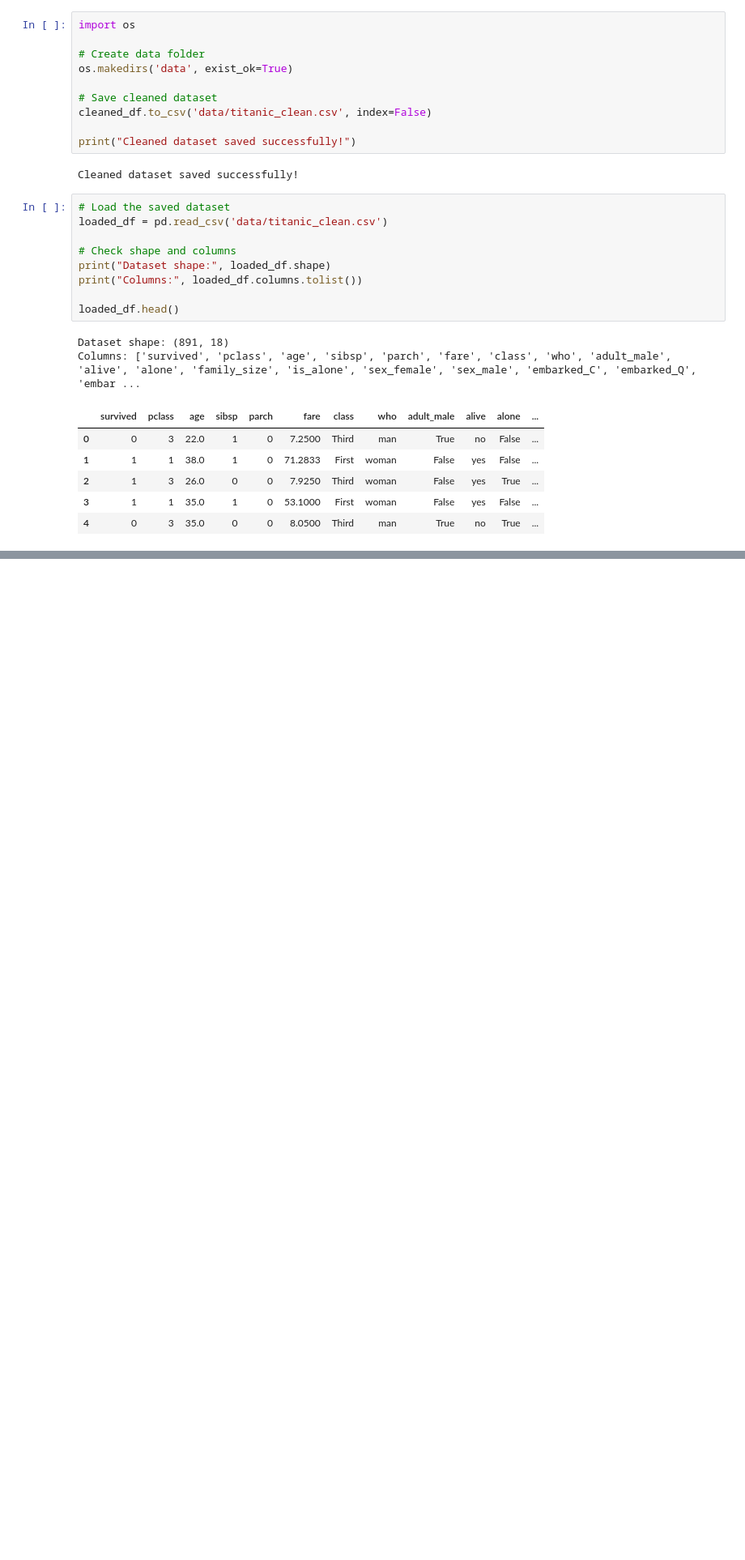
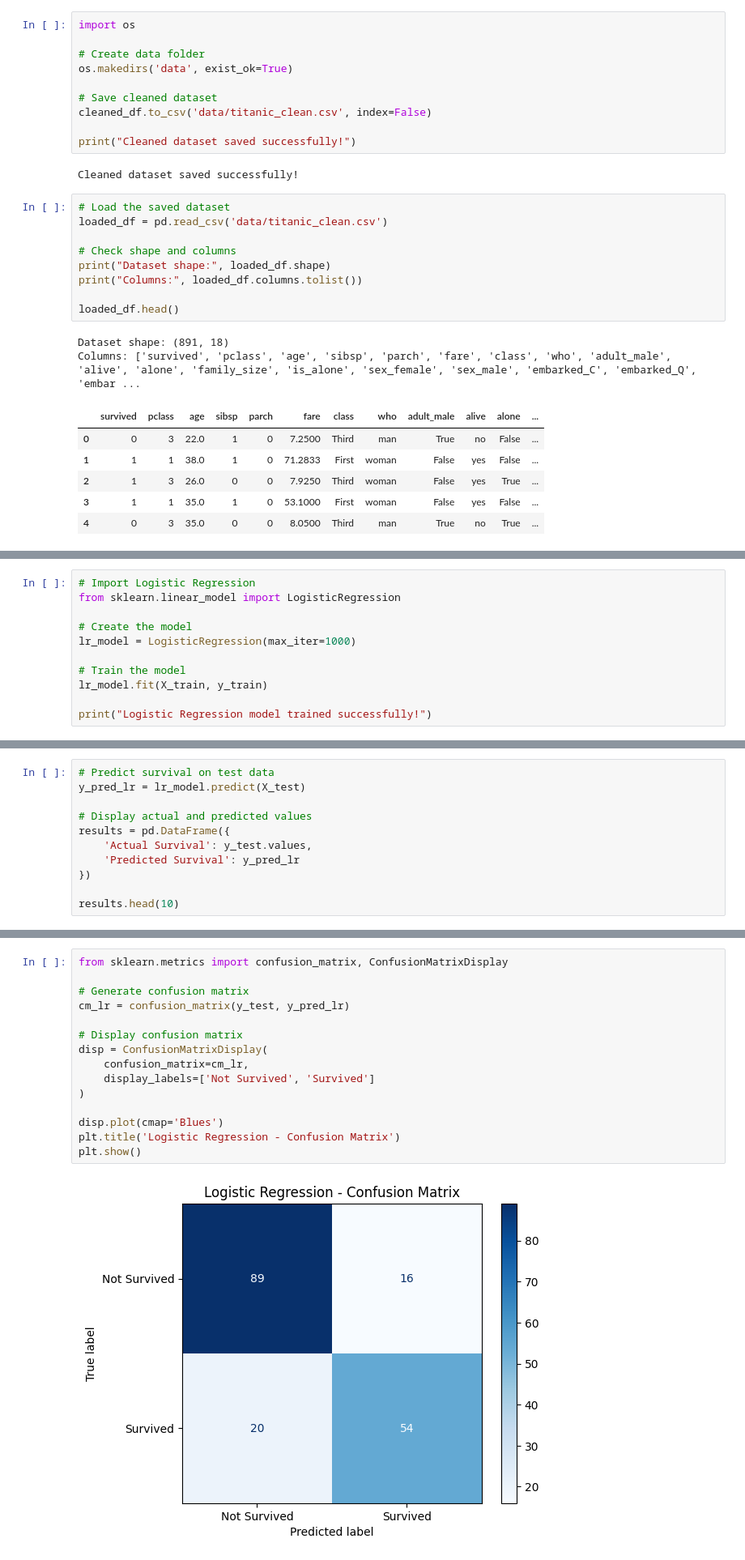
Before and after one commit to Nandhana9304/Titanic_Dataset_EDA, a Jupyter notebook: Titanic.ipynb, the cells around one changed output, grey strips where cells are left out. Shown at 81% size. Saved outputs shown, nothing was run; the diff lists cells and outputs as text; blank space fills up the shorter version.

```diff
--- a/Titanic.ipynb
+++ b/Titanic.ipynb
@@ -425,0 +497,11 @@ files.download('data/titanic_clean.csv')
+# %%
+# Import Logistic Regression
+from sklearn.linear_model import LogisticRegression
+
+# Create the model
+lr_model = LogisticRegression(max_iter=1000)
+
+# Train the model
+lr_model.fit(X_train, y_train)
+
+print("Logistic Regression model trained successfully!")
@@ -425,0 +510,11 @@ files.download('data/titanic_clean.csv')
+# %%
+# Predict survival on test data
+y_pred_lr = lr_model.predict(X_test)
+
+# Display actual and predicted values
+results = pd.DataFrame({
+    'Actual Survival': y_test.values,
+    'Predicted Survival': y_pred_lr
+})
+
+results.head(10)
@@ -425,0 +552,17 @@ files.download('data/titanic_clean.csv')
+# %%
+from sklearn.metrics import confusion_matrix, ConfusionMatrixDisplay
+
+# Generate confusion matrix
+cm_lr = confusion_matrix(y_test, y_pred_lr)
+
+# Display confusion matrix
+disp = ConfusionMatrixDisplay(
+    confusion_matrix=cm_lr,
+    display_labels=['Not Survived', 'Survived']
+)
+
+disp.plot(cmap='Blues')
+plt.title('Logistic Regression - Confusion Matrix')
+plt.show()
+# %% [output]
+[figure, added]
```
Also changed, not shown: parts of 20 cells of this notebook.
